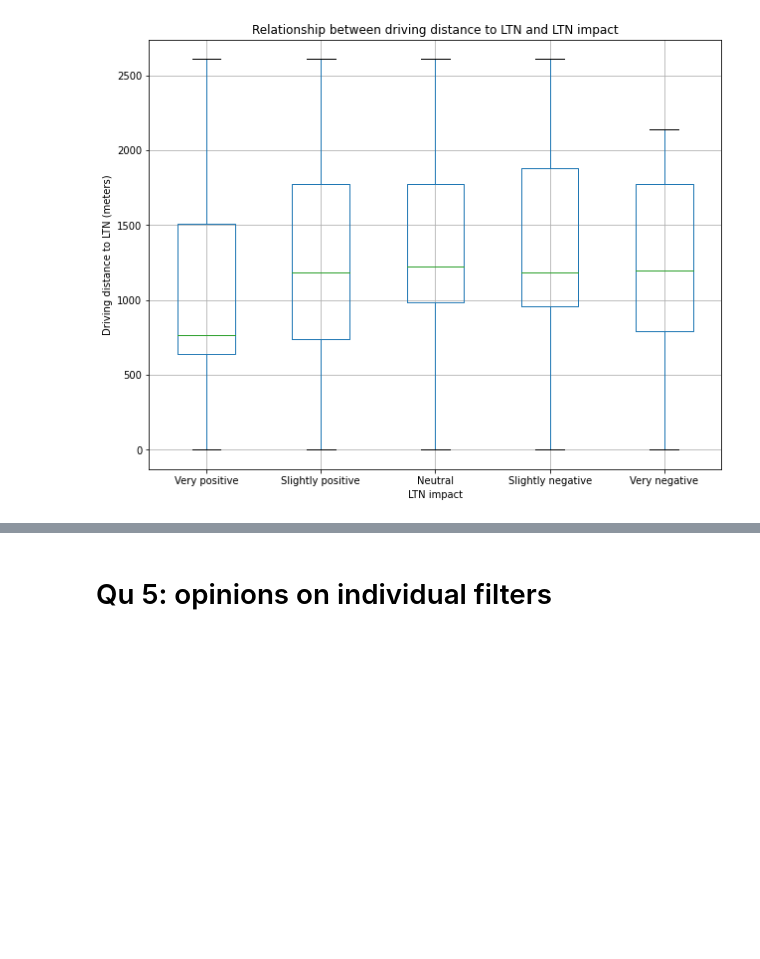
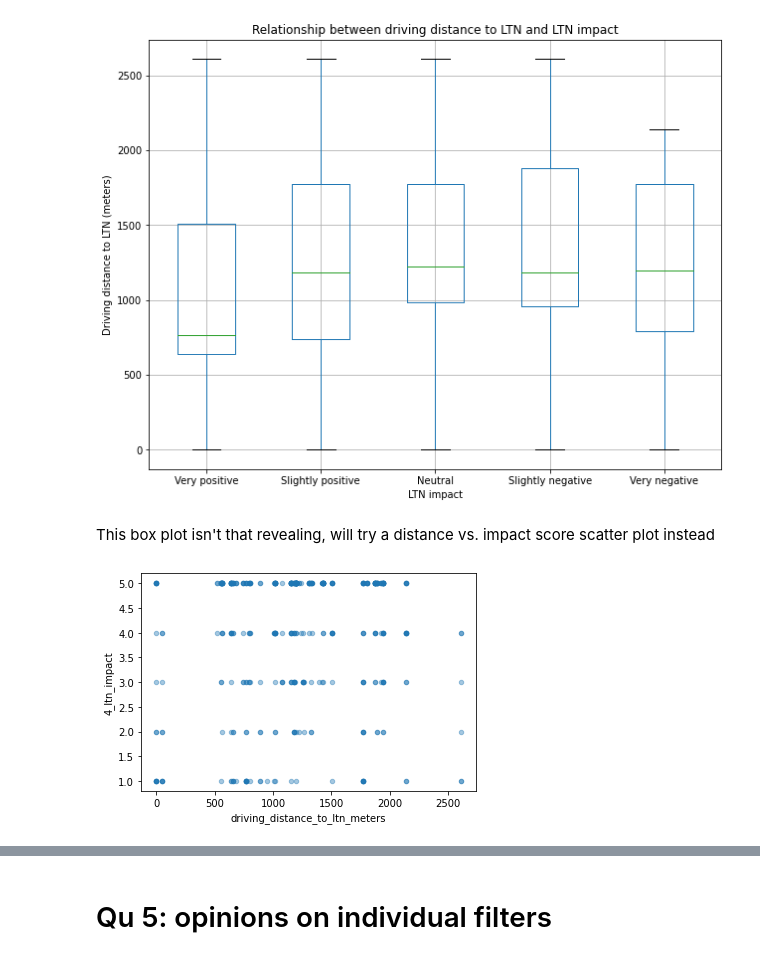
Before and after one commit to annarailton/littlemore_ltn_analysis, a Jupyter notebook: lpc_ltn_analysis.ipynb, the cells around one changed output, grey strips where cells are left out. Drawn from its saved outputs; the diff is of its cells as text; code cells hidden in the pictures; blank space fills up the shorter version.

```diff
--- a/lpc_ltn_analysis.ipynb
+++ b/lpc_ltn_analysis.ipynb
@@ -607,8 +669,7 @@ Name: 1_reduce_traffic, dtype: float64
 # %%
 # Split on LTN future
 conditions = [
-    (df["6_ltn_future"] == "Kept as is")
-    | (df["6_ltn_future"] == "Kept with alterations"),
+    (df["6_ltn_future"] == "Kept as is") | (df["6_ltn_future"] == "Kept with alterations"),
     (df["6_ltn_future"] == "Removed"),
     (df["6_ltn_future"] == "Don't know"),
 ]
@@ -630,14 +691,12 @@ active_travel = df.groupby("active_travel_after_bool")["1_reduce_traffic"].value
 )
 
 # Split on living in cul-de-sac
-cul_de_sac = df.groupby("cul_de_sac")["1_reduce_traffic"].value_counts(
-    dropna=False, normalize=True
-)
+cul_de_sac = df.groupby("cul_de_sac")["1_reduce_traffic"].value_counts(dropna=False, normalize=True)
 
 results = {
-    "All": pd.DataFrame(
-        df["1_reduce_traffic"].value_counts(dropna=False, normalize=True)
-    )["1_reduce_traffic"][good_index_order].tolist(),
+    "All": pd.DataFrame(df["1_reduce_traffic"].value_counts(dropna=False, normalize=True))[
+        "1_reduce_traffic"
+    ][good_index_order].tolist(),
     "Wants to remove LTN": ltn_future["Remove"][good_index_order].tolist(),
     "Wants to keep LTN": ltn_future["Keep"][good_index_order].tolist(),
     "Neutral on LTN future": ltn_future["Neutral"][good_index_order].tolist(),
@@ -944,3 +1000,9 @@ plt.savefig("img/04_ltn_impact_distance.png", bbox_inches="tight")
 plt.show()
 # %% [output]
 [figure]
+# %% [markdown]
+This box plot isn't that revealing, will try a distance vs. impact score scatter plot instead
+# %%
+ax1 = df.plot.scatter(x="driving_distance_to_ltn_meters", y="4_ltn_impact", alpha=0.4)
+# %% [output]
+[figure, added]
```
Also changed, not shown: parts of 32 cells of this notebook, 2 other files.
